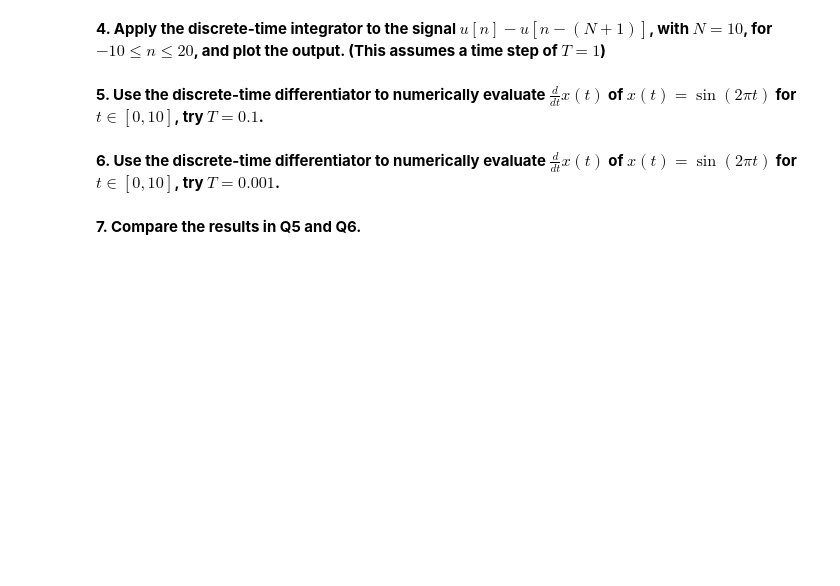
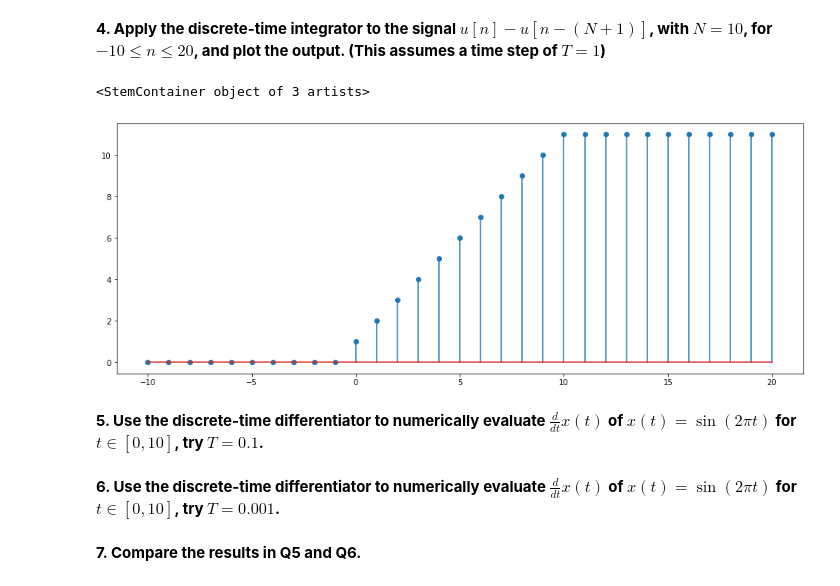
Before and after one commit to JustinWang781/438-Lab02, a Jupyter notebook: lab02_report.ipynb, the cells around one changed output. Saved outputs shown, nothing was run; the diff lists cells and outputs as text; code cells hidden in the pictures; blank space fills up the shorter version.

```diff
--- a/lab02_report.ipynb
+++ b/lab02_report.ipynb
@@ -53,3 +66,17 @@ insert your diagram here
+# %%
+# write your code here
+
+T = 1
+n = np.arange(-10,20+T,T)
+N = 10
+y = np.arange(-10,20+T,T)
+y[0] = T * f2_2(n[0], N)
+for i in range(1, len(y)):
+  y[i] = y[i-1] + T * f2_2(n[i], N)
+plt.stem(n,y)
+# %% [output]
+<StemContainer object of 3 artists>
+[figure, added]
 # %% [markdown]
 **5. Use the discrete-time differentiator to numerically evaluate $\frac{d}{dt}x(t)$ of $x(t)=\sin(2\pi t)$ for $t\in[0,10]$, try $T=0.1$.**
 # %%
```
Also changed, not shown: parts of 6 cells of this notebook.
